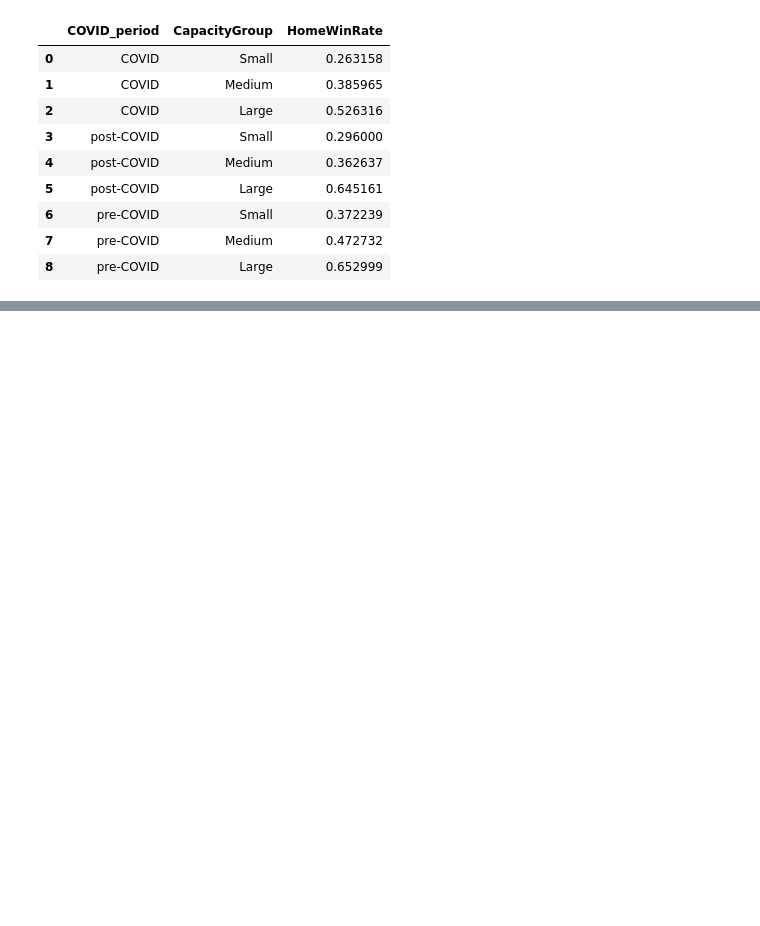
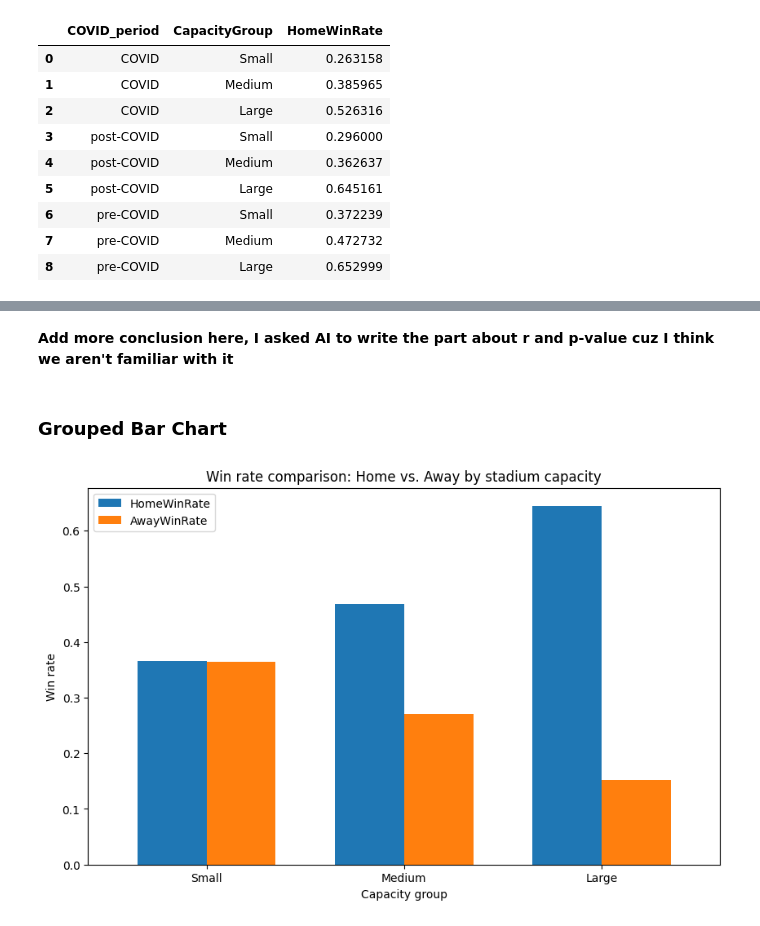
Before and after one commit to NguyenNguyen1504/GROUP-5-BPFE, a Jupyter notebook: GROUP_5.ipynb, the cells around one changed output, grey strips where cells are left out. Drawn from its saved outputs; the diff is of its cells as text; code cells hidden in the pictures; blank space fills up the shorter version.

```diff
--- a/GROUP_5.ipynb
+++ b/GROUP_5.ipynb
@@ -221,0 +263,16 @@ display(df_hwin_covid.head(9))
+# %% [markdown]
+**Add more conclusion here, I asked AI to write the part about r and p-value cuz I think we aren't familiar with it**
+# %% [markdown]
+### **Grouped Bar Chart**
+# %%
+df_plot2 = df_hwin_awin.set_index('CapacityGroup')
+
+fig, ax = plt.subplots(figsize=(10, 6))
+df_plot2[['HomeWinRate', 'AwayWinRate']].plot(kind='bar', ax=ax, width=0.7)
+ax.set_title('Win rate comparison: Home vs. Away by stadium capacity')
+ax.set_xlabel('Capacity group')
+ax.set_ylabel('Win rate')
+plt.xticks(rotation=0)
+plt.show()
+# %% [output]
+[figure, added]
```
Also changed, not shown: parts of 17 cells of this notebook.
